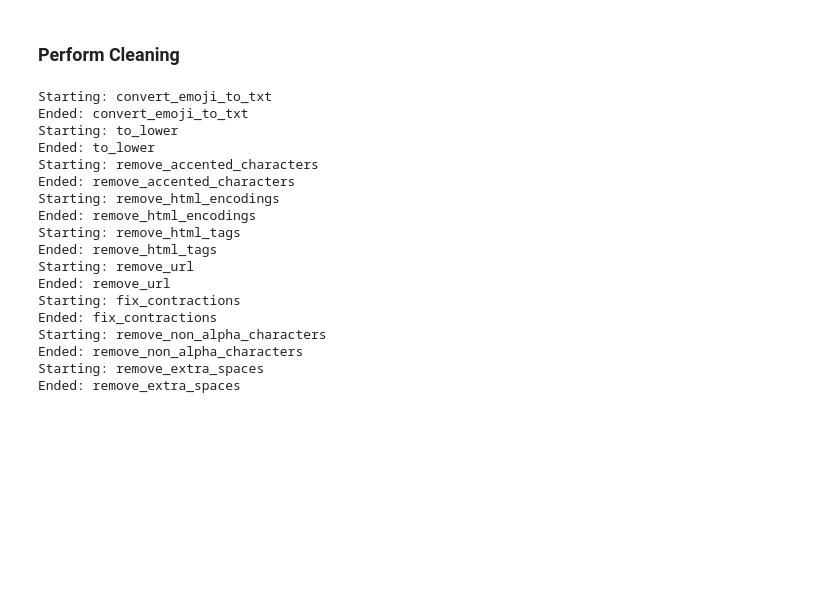
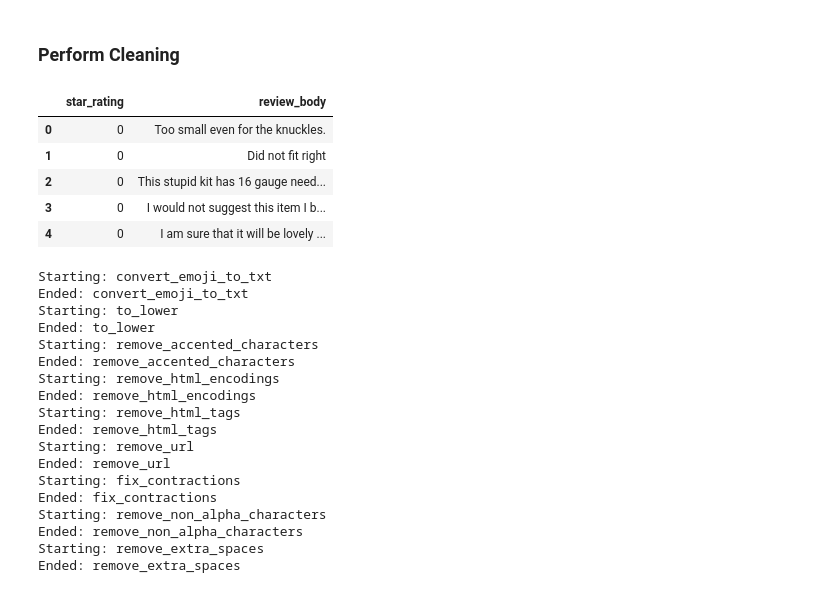
Before and after one commit to daveaditya/CSCI_544_NLP, a Jupyter notebook: assignment_02/HW2-Aditya-Dave-PT.ipynb, the cells around one changed output. Saved outputs shown, nothing was run; the diff lists cells and outputs as text; code cells hidden in the pictures; blank space fills up the shorter version.

```diff
--- a/assignment_02/HW2-Aditya-Dave-PT.ipynb
+++ b/assignment_02/HW2-Aditya-Dave-PT.ipynb
@@ -216,6 +216,14 @@ def fix_contractions(data: pd.Series):
 # %%
 # Read Sample Data
 sampled_data = pd.read_csv(f"{DATA_PATH}/{SAMPLED_DATA_FILE}", sep=",")
+sampled_data.head()
+# %% [output]
+|  | star_rating | review_body |
+| 0 | 0 | Too small even for the knuckles. |
+| 1 | 0 | Did not fit right |
+| 2 | 0 | This stupid kit has 16 gauge need... |
+| 3 | 0 | I would not suggest this item I b... |
+| 4 | 0 | I am sure that it will be lovely ... |
 # %%
 # A dictionary containing the columns and a list of functions to perform on it in order
 data_cleaning_pipeline = {
```
Also changed, not shown: parts of 40 cells of this notebook.
